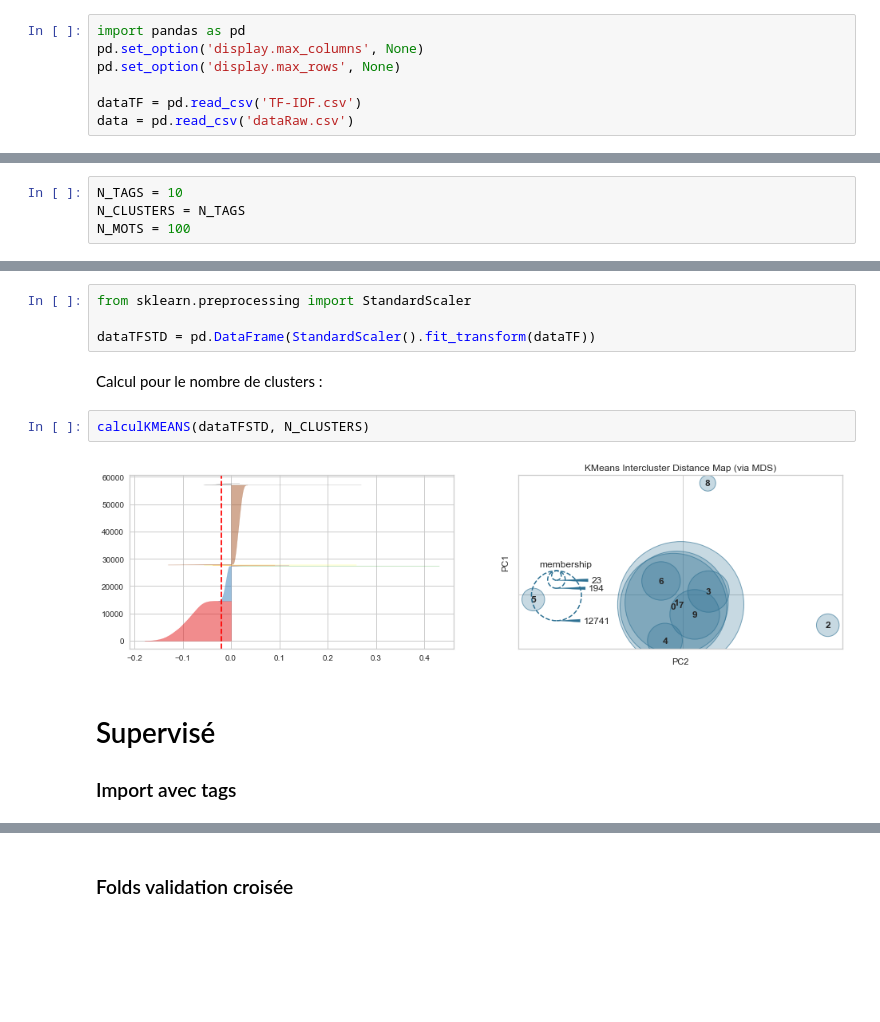
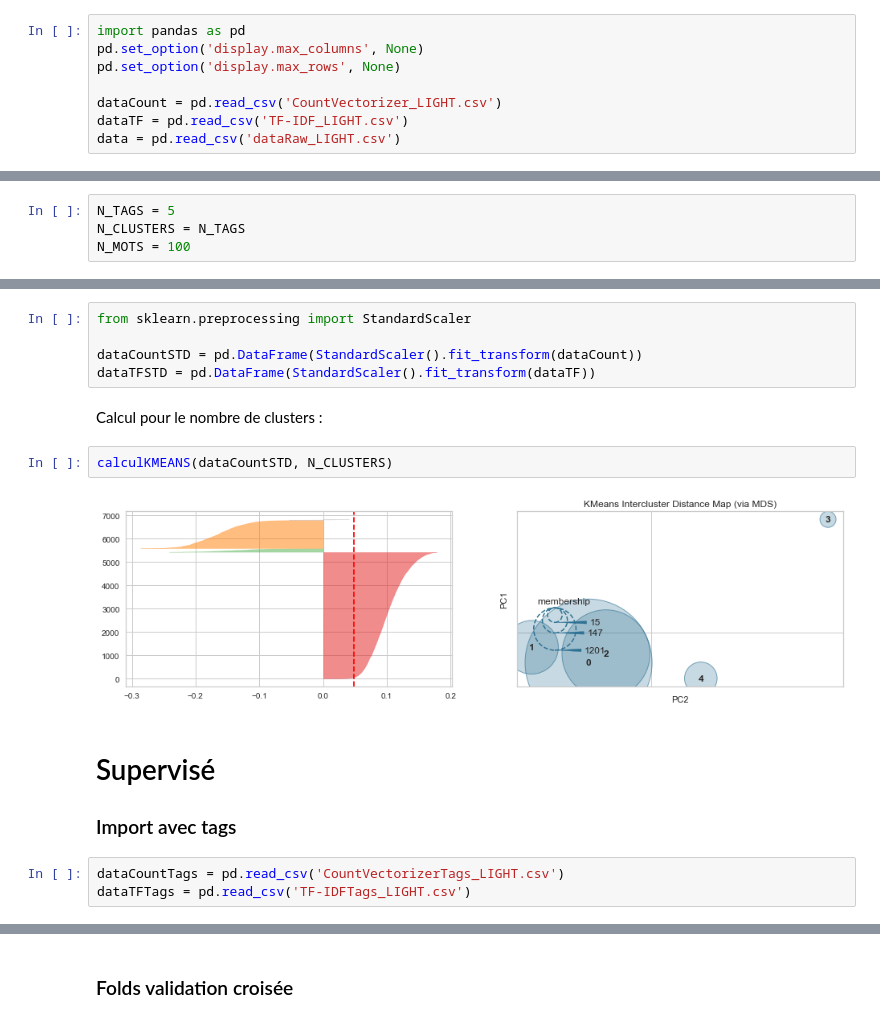
Before and after one commit to KenoKanawa/OpenClassroomsProjects, a Jupyter notebook: mainClustering.ipynb, the cells around one changed output, grey strips where cells are left out. Saved outputs shown, nothing was run; the diff lists cells and outputs as text; blank space fills up the shorter version.

Commit message:
V2
Light data with only 1000 first rows for performance purpose

```diff
--- a/mainClustering.ipynb
+++ b/mainClustering.ipynb
@@ -9,8 +7,9 @@ import pandas as pd
 pd.set_option('display.max_columns', None)
 pd.set_option('display.max_rows', None)
 
-dataTF = pd.read_csv('TF-IDF.csv')
-data = pd.read_csv('dataRaw.csv')
+dataCount = pd.read_csv('CountVectorizer_LIGHT.csv')
+dataTF = pd.read_csv('TF-IDF_LIGHT.csv')
+data = pd.read_csv('dataRaw_LIGHT.csv')
 # %% [markdown]
 Aperçu :
 # %%
@@ -84,7 +87,7 @@ print(len(nltk.word_tokenize(data['TitleBody'][0])))
 
 Nombre de cluster que l'on souhaite effectuer, égal au nombre de tags du premier notebook.
 # %%
-N_TAGS = 10
+N_TAGS = 5
 N_CLUSTERS = N_TAGS
 N_MOTS = 100
 # %% [markdown]
@@ -214,14 +212,18 @@ Standardisation des données :
 # %%
 from sklearn.preprocessing import StandardScaler
 
+dataCountSTD = pd.DataFrame(StandardScaler().fit_transform(dataCount))
 dataTFSTD = pd.DataFrame(StandardScaler().fit_transform(dataTF))
 # %% [markdown]
 Calcul pour le nombre de clusters :
 # %%
-calculKMEANS(dataTFSTD, N_CLUSTERS)
+calculKMEANS(dataCountSTD, N_CLUSTERS)
 # %% [output]
-[figure, old version]
+[figure, new version]
 # %% [markdown]
 # Supervisé
 
 ### Import avec tags
+# %%
+dataCountTags = pd.read_csv('CountVectorizerTags_LIGHT.csv')
+dataTFTags = pd.read_csv('TF-IDFTags_LIGHT.csv')
```
Also changed, not shown: parts of 13 cells of this notebook, 1 other file.
